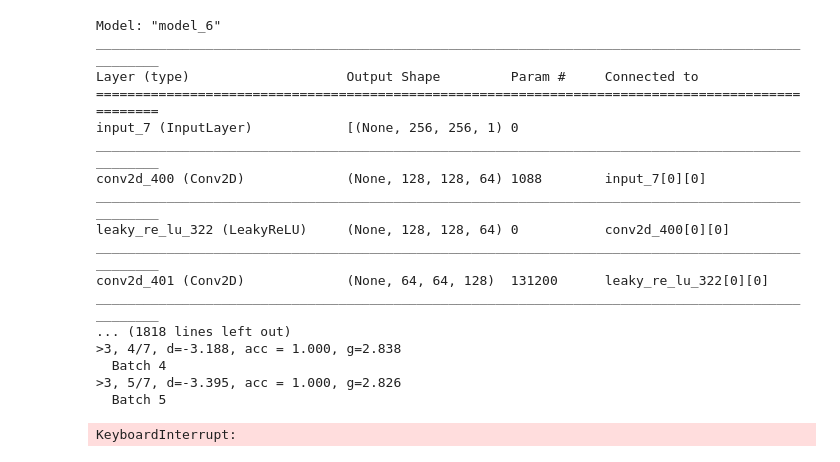
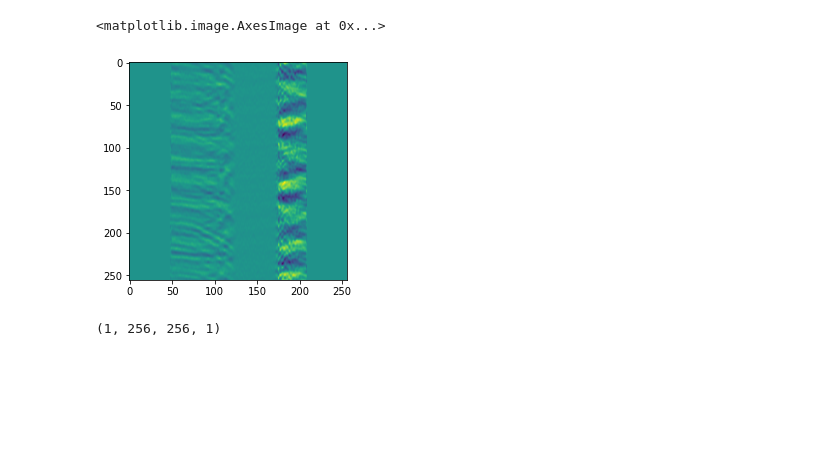
Before and after one commit to amanichopra/Deep-Learning-MRI-Reconstruction, a Jupyter notebook: archive/Model.ipynb, the cells around one changed output. Saved outputs shown, nothing was run; the diff lists cells and outputs as text; code cells hidden in the pictures; blank space fills up the shorter version.

```diff
--- a/archive/Model.ipynb
+++ b/archive/Model.ipynb
@@ -221,0 +284,9 @@ def define_gan_model(gen_model, dis_model, inp_shape):
+# %%
+plt.imshow(u_sampled_data_2c[0][:, :, 1])
+# %% [output]
+<matplotlib.image.AxesImage at 0x...>
+[figure, added]
+# %%
+dataset_real.shape
+# %% [output]
+(1, 256, 256, 1)
@@ -262,63 +349,5 @@ def train(g_par, d_par, gan_model, dataset_real, u_sampled_data,  n_epochs, n_ba
         #g_par.save_weights(filename)
     #f.close()
-# %%
-# Hyperparameters
-n_epochs = 50 # orig 300
-n_batch = 8 # orig 32
-n_critic = 3
-clip_val = 0.05
-in_shape_gen = (256,256,2)
-in_shape_dis = (256,256,1)
-accel = 3
-
-d_model = discriminator(inp_shape = in_shape_dis, trainable = True)
-d_model.summary()
-# d_par = multi_gpu_model(d_model, gpus=4, cpu_relocation = True)  #for multi-gpu training
-d_par = d_model
-opt = Adam(lr = 0.0002, beta_1 = 0.5)
-d_par.compile(loss = wloss, optimizer = opt, metrics = [accw])
-
-g_model = generator(inp_shape = in_shape_gen , trainable = True)
-# g_par = multi_gpu_model(g_model, gpus=4, cpu_relocation = True)  #for multi-gpu training
-g_par = g_model
-g_par.summary()
-
-gan_model = define_gan_model(g_par, d_par, in_shape_gen)
-opt1 = Adam(lr = 0.0001, beta_1 = 0.5)
-gan_model.compile(loss = [wloss, 'mae', mssim], optimizer = opt1, loss_weights = [0.01, 20.0, 1.0]) #loss weights for generator training
-n_patch=d_model.output_shape[1]
-
-data_path='./training.pickle' # Ground truth
-usam_path='./training_usamp.pickle' # Zero-filled reconstructions
-dataset_real = pickle.load(open(data_path,'rb'))[1]
-dataset_real = dataset_real.reshape(-1, 256, 256, 1)
-u_sampled_data = pickle.load(open(usam_path,'rb'))[1]
-u_sampled_data = u_sampled_data.reshape(-1, 256, 256, 1)
-# dataset_real = np.expand_dims(dataset_real, axis = -1)
-# u_sampled_data = np.expand_dims(u_sampled_data, axis = -1)
-u_sampled_data_2c = np.concatenate((u_sampled_data.real, u_sampled_data.imag), axis = -1)
-
-#f = open('./log_a5.txt', 'a')
-#train(g_par, d_par, gan_model, dataset_real, u_sampled_data_2c, n_epochs, n_batch, n_critic, clip_val, n_patch)
-# %% [output]
-Model: "model_6"
-__________________________________________________________________________________________________
-Layer (type)                    Output Shape         Param #     Connected to
-==================================================================================================
-input_7 (InputLayer)            [(None, 256, 256, 1) 0
-__________________________________________________________________________________________________
-conv2d_400 (Conv2D)             (None, 128, 128, 64) 1088        input_7[0][0]
-__________________________________________________________________________________________________
-leaky_re_lu_322 (LeakyReLU)     (None, 128, 128, 64) 0           conv2d_400[0][0]
-__________________________________________________________________________________________________
-conv2d_401 (Conv2D)             (None, 64, 64, 128)  131200      leaky_re_lu_322[0][0]
-__________________________________________________________________________________________________
-... (1818 lines left out)
->3, 4/7, d=-3.188, acc = 1.000, g=2.838
-  Batch 4
->3, 5/7, d=-3.395, acc = 1.000, g=2.826
-  Batch 5
-KeyboardInterrupt:
 # %%
 #f = open('./log_a5.txt', 'a')
 train(g_par, d_par, gan_model, dataset_real, u_sampled_data_2c, n_epochs, n_batch, n_critic, clip_val, n_patch)
```
Also changed, not shown: parts of 10 cells of this notebook, 2 other files.
